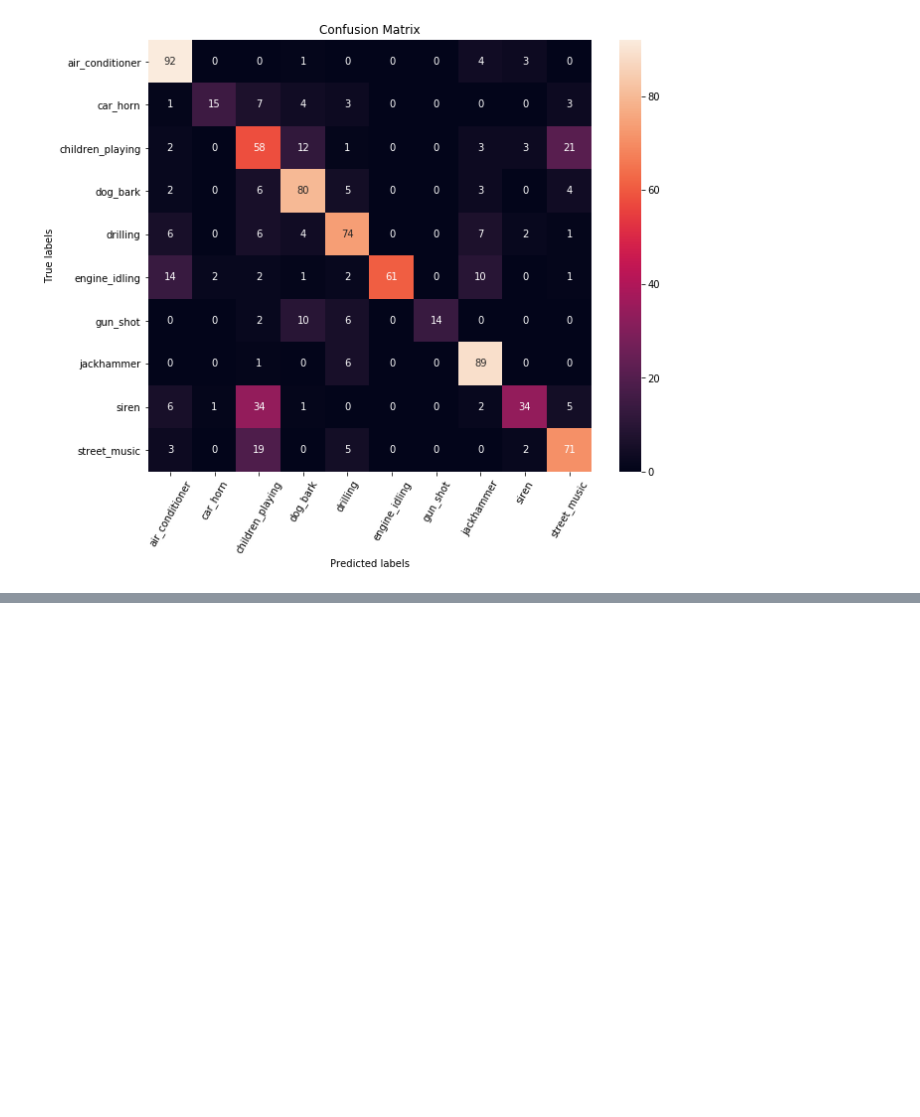
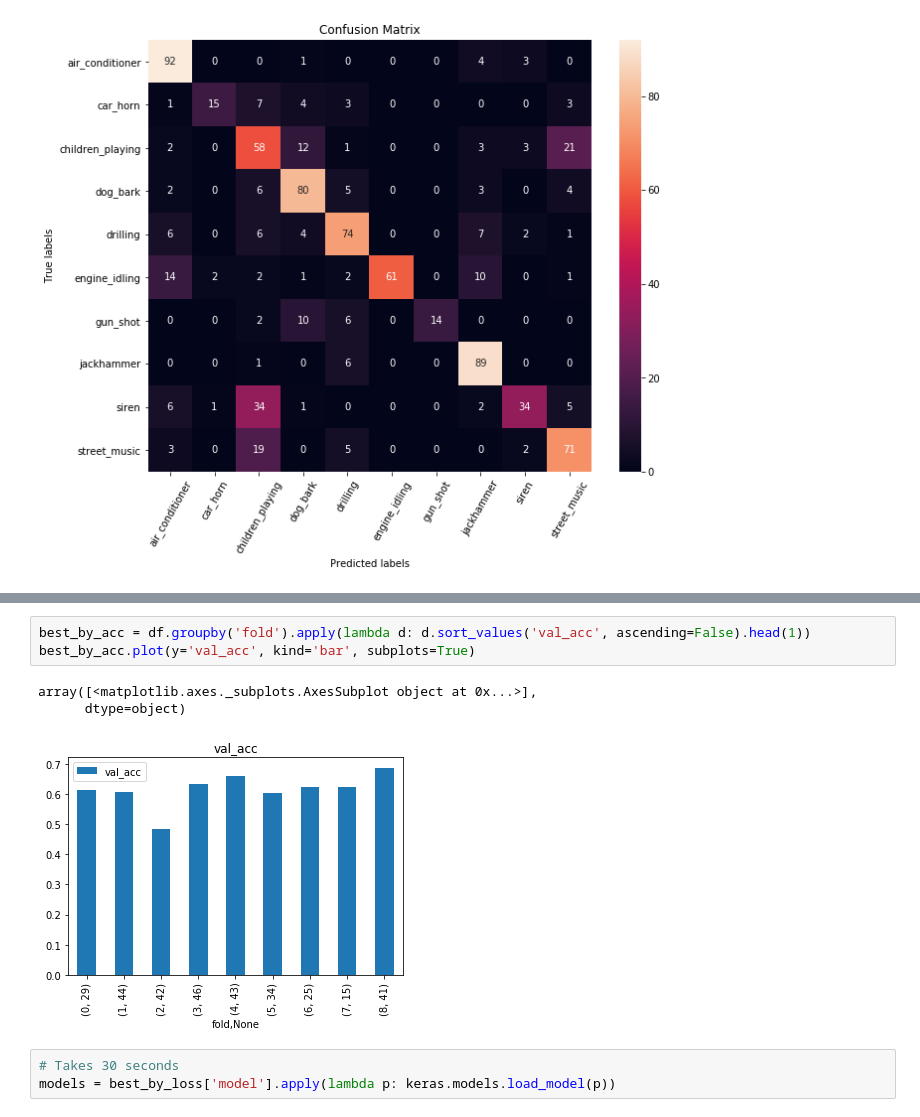
Before and after one commit to jonnor/ESC-CNN-microcontroller, a Jupyter notebook: experiments/urbansounds/First.ipynb, the cells around one changed output, grey strips where cells are left out. Drawn from its saved outputs; the diff is of its cells as text; blank space fills up the shorter version.

```diff
--- a/experiments/urbansounds/First.ipynb
+++ b/experiments/urbansounds/First.ipynb
@@ -303,0 +344,10 @@ array([array([ 14113, 147764, 165642, 165645,  17913,  22962,  46669,  55020,
+# %%
+best_by_acc = df.groupby('fold').apply(lambda d: d.sort_values('val_acc', ascending=False).head(1))
+best_by_acc.plot(y='val_acc', kind='bar', subplots=True)
+# %% [output]
+array([<matplotlib.axes._subplots.AxesSubplot object at 0x...>],
+      dtype=object)
+[figure, added]
+# %%
+# Takes 30 seconds
+models = best_by_loss['model'].apply(lambda p: keras.models.load_model(p))
```
Also changed, not shown: parts of 11 cells of this notebook.
